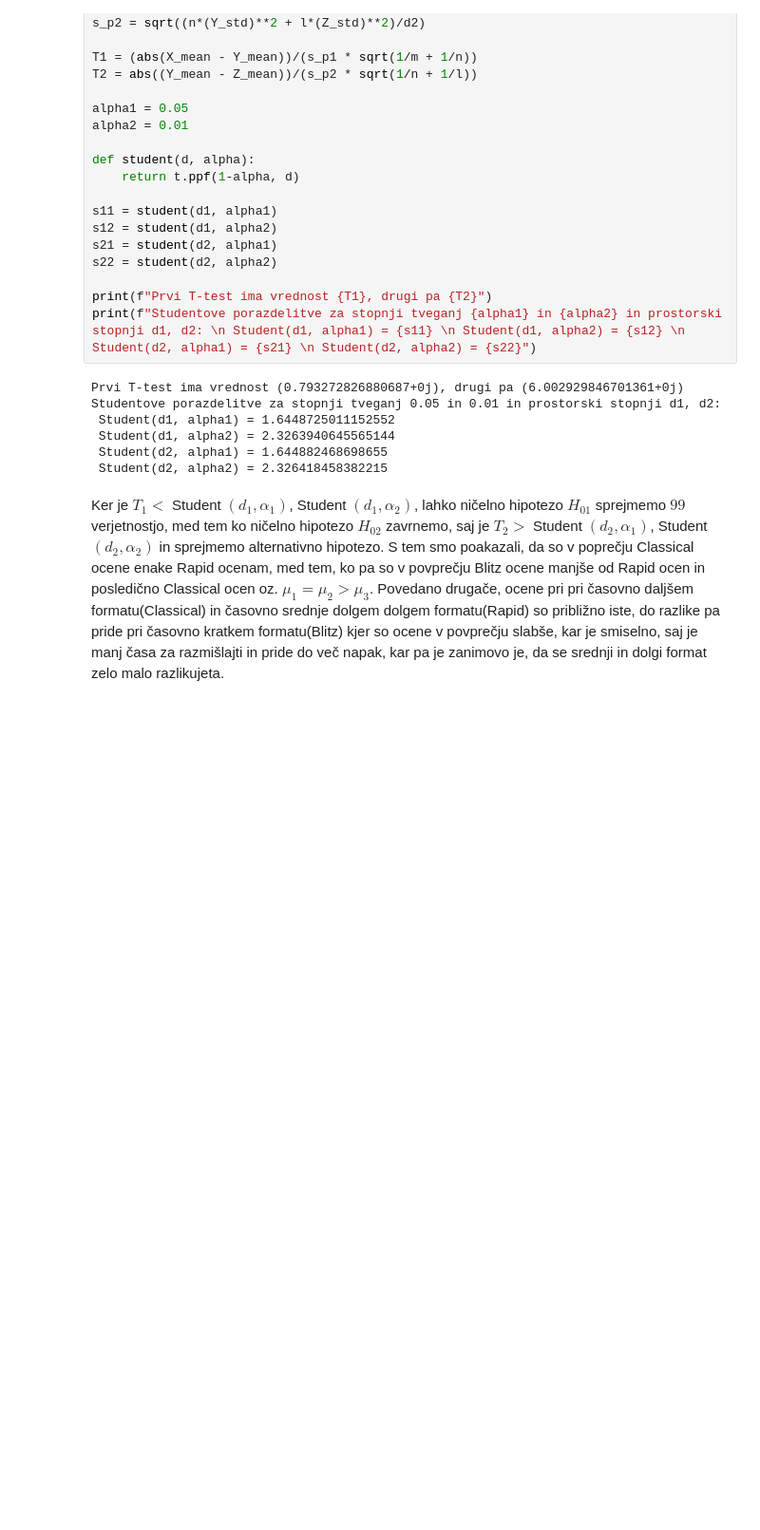
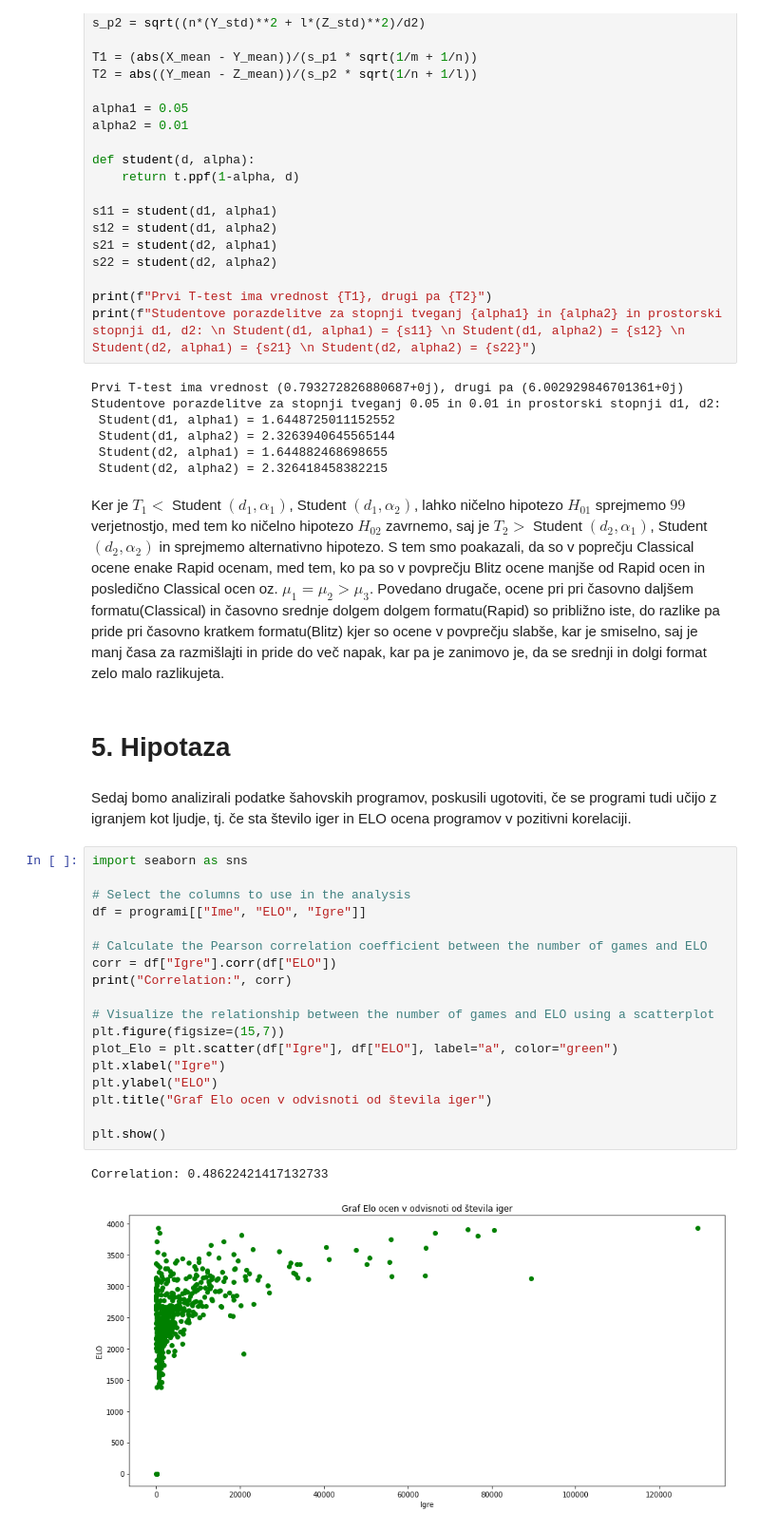
Before and after one commit to UrosKosmac123/Sahisti-sveta, a Jupyter notebook: Analiza.ipynb, the cells around one changed output. Shown at 95% size. Drawn from its saved outputs; the diff is of its cells as text; blank space fills up the shorter version.

```diff
--- a/Analiza.ipynb
+++ b/Analiza.ipynb
@@ -572,3 +572,28 @@ Studentove porazdelitve za stopnji tveganj 0.05 in 0.01 in prostorski stopnji d1
 # %% [markdown]
 Ker je $T_1 <$ Student $(d_1, \alpha_1)$, Student $(d_1, \alpha_2)$, lahko ničelno hipotezo $H_{01}$ sprejmemo $99%$ verjetnostjo, med tem ko ničelno hipotezo $H_{02}$ zavrnemo, saj je $T_2 >$ Student $(d_2, \alpha_1)$, Student $(d_2, \alpha_2)$ in sprejmemo alternativno hipotezo. S tem smo poakazali, da so v poprečju Classical ocene enake Rapid ocenam, med tem, ko pa so v povprečju Blitz ocene manjše od Rapid ocen in posledično Classical ocen oz. $\mu_1 = \mu_2 > \mu_3$.
 Povedano drugače, ocene pri pri časovno daljšem formatu(Classical) in časovno srednje dolgem dolgem formatu(Rapid) so približno iste, do razlike pa pride pri časovno kratkem formatu(Blitz) kjer so ocene v povprečju slabše, kar je smiselno, saj je manj časa za razmišlajti in pride do več napak, kar pa je zanimovo je, da se srednji in dolgi format zelo malo razlikujeta.
+# %% [markdown]
+# 5. Hipotaza
+# %% [markdown]
+Sedaj bomo analizirali podatke šahovskih programov, poskusili ugotoviti, če se programi tudi učijo z igranjem kot ljudje, tj. če sta število iger in ELO ocena programov v pozitivni korelaciji.
+# %%
+import seaborn as sns
+
+# Select the columns to use in the analysis
+df = programi[["Ime", "ELO", "Igre"]]
+
+# Calculate the Pearson correlation coefficient between the number of games and ELO
+corr = df["Igre"].corr(df["ELO"])
+print("Correlation:", corr)
+
+# Visualize the relationship between the number of games and ELO using a scatterplot
+plt.figure(figsize=(15,7))
+plot_Elo = plt.scatter(df["Igre"], df["ELO"], label="a", color="green")
+plt.xlabel("Igre")
+plt.ylabel("ELO")
+plt.title("Graf Elo ocen v odvisnoti od števila iger")
+
+plt.show()
+# %% [output]
+Correlation: 0.48622421417132733
+[figure, added]
```
Also changed, not shown: parts of 5 cells of this notebook, 6 other files.
